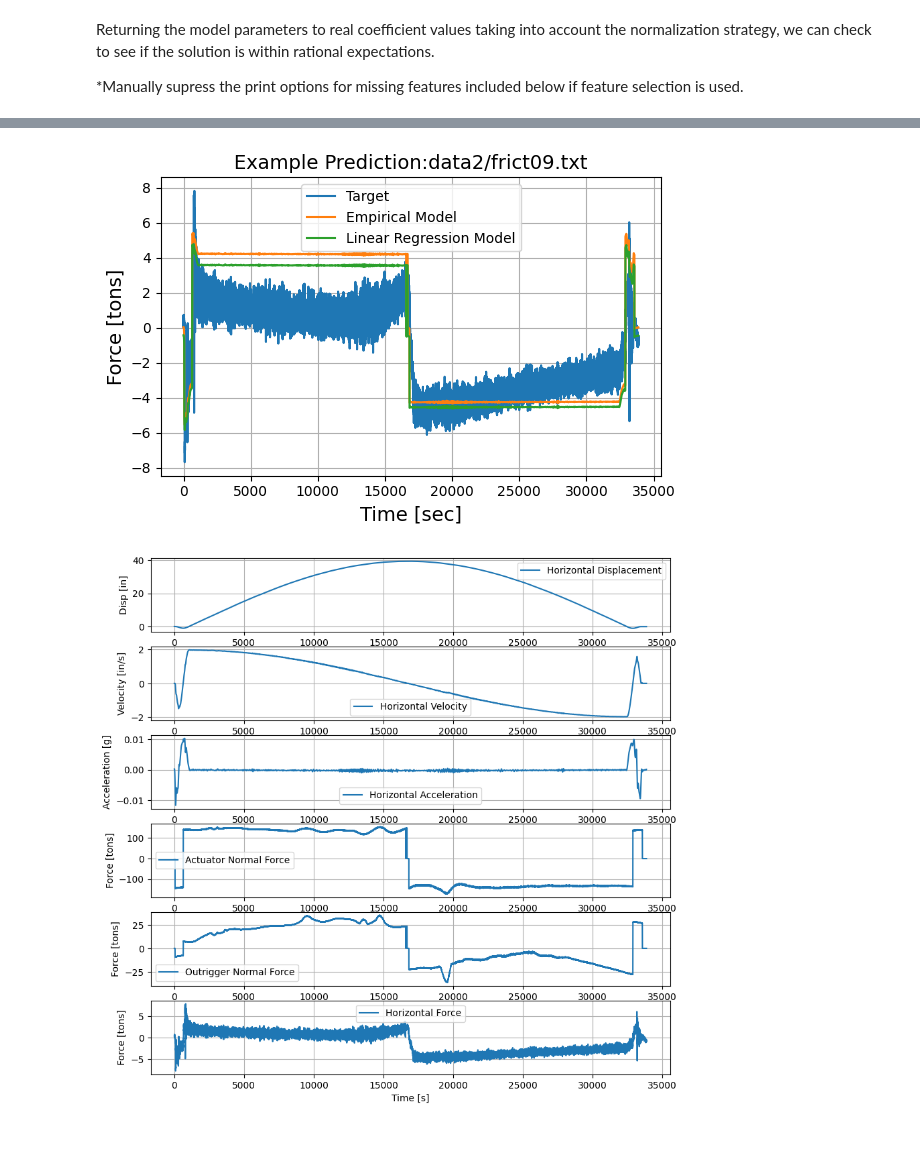
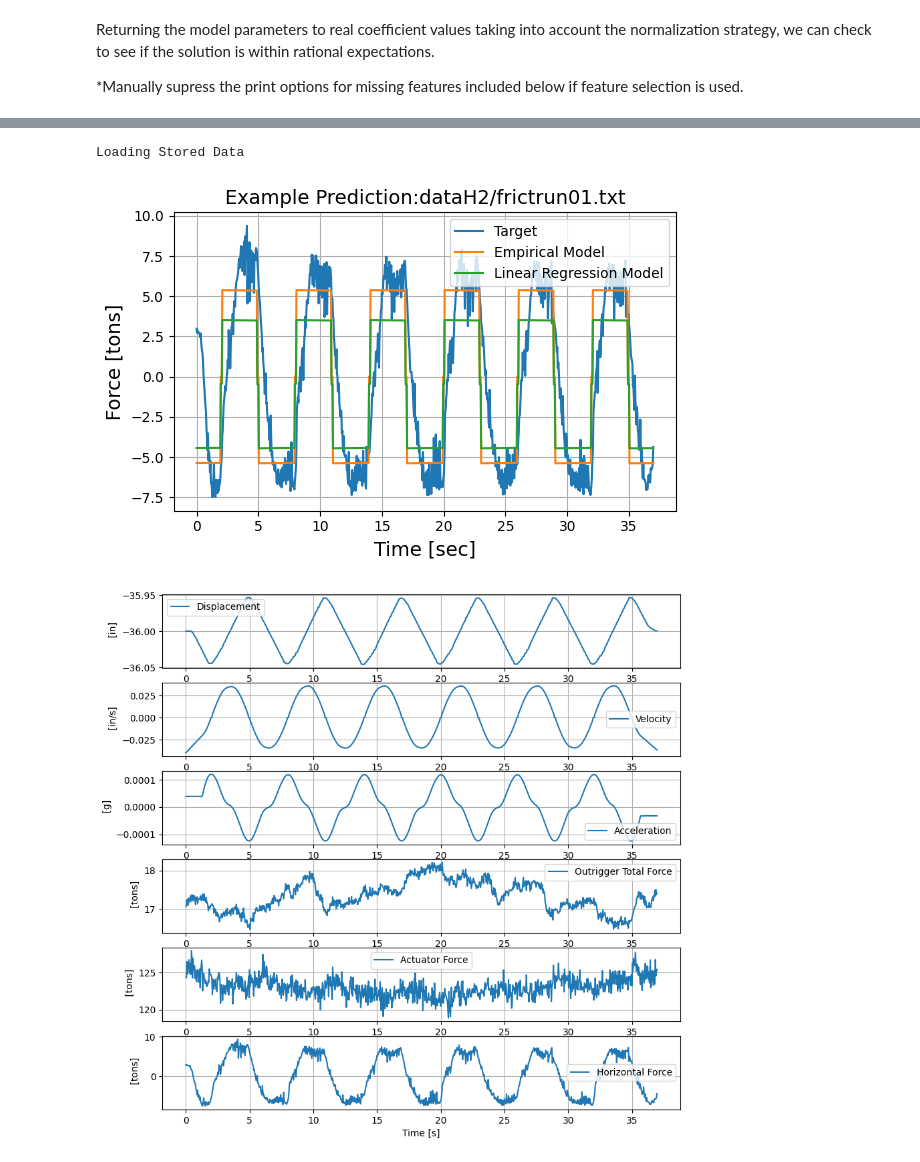
Before and after one commit to Kaylaerler/Structural-Insights-with-ML, a Jupyter notebook: Case 1. LinearRegression.ipynb, the cells around one changed output, grey strips where cells are left out. Drawn from its saved outputs; the diff is of its cells as text; code cells hidden in the pictures.

```diff
--- a/Case 1. LinearRegression.ipynb
+++ b/Case 1. LinearRegression.ipynb
@@ -120,3 +95,2 @@ normalize_data_set = False # do not normalize here as this will be done in the f
 # %%
-# load data set from individual testing files or with preprocessed data
-signals_test, signals_train_val, signals_train, signals_val, _, force_SRMD_test = preprocess_data.load_data_set(data_stored, store_data, normalize_data_set, preprocessed_data_directory = 'preprocessed_data_case1')
+signals_library = preprocess_data.load_data_set('preprocessed_data')
@@ -167,16 +145,13 @@ number_of_features = 2 # set to 0 if all features are desired, otherwise if skle
                        # produce the lowest MSE
 # %%
 num_pts = 21
-alpha_optimal = LR_functions.fit_exponential(num_pts, signals_train, signals_test)
-MSE_test, R2_test, MSE_train, R2_train, simple_reg, selected_feature_indices, x_norm_params, y_norm_params = LR_functions.train(alpha_optimal, signals_train, signals_test, number_features = number_of_features)
+alpha_optimal = LR_functions.fit_exponential(num_pts, signals_library)
+MSE_test, R2_test, MSE_train, R2_train, simple_reg, selected_feature_indices, x_norm_params, y_norm_params = LR_functions.train(alpha_optimal, signals_library, number_features = number_of_features)
 print('theta0_hat=',"{:.5f}".format(simple_reg.intercept_))
 print('theta1_hat=',simple_reg.coef_)
 
 ### Evaluate the trianed model on training and testing data by MSE and R^2, print out the metric values
-# Print Mean square errors
 print('MSE train: %.3f, MSE test: %.3f'%(MSE_train, MSE_test))
-
-# Print R^2 statistic
 print('R^2 train: %.3f, R^2 test: %.3f' %(R2_train, R2_test))
 # %% [output]
 Optimal parameters found with all features: alpha = 0.2
@@ -212,2 +189,8 @@ To get a better idea of model fit, individual runs are plotted. As was noted for
 # %%
-MSE, MAE, MSE_empirical, MAE_empirical, data, Ax_Median, Vx_Median = post_process.test_scores('sklearn', simple_reg, [bias, model_params], selected_feature_indices = selected_feature_indices, alpha = alpha_optimal)
+empirical_output, model_output = post_process.test_scores(
+    model = (bias, model_params),
+    model_type = 'LR',
+    norm_params = None,
+    selected_feature_indices=selected_feature_indices,
+    alpha = alpha_optimal)
+post_process.model_per_run_scoring(empirical_output, model_output, 'Linear Regression Model')
@@ -238,22 +200,17 @@ Text(0.5, 0.45, 'Empirical Average MSE= 0.275')
 # %%
-prediction, empirical_prediction, signals, run_name = data[73]
-time = np.arange(0,len(signals))
-
 # target and prediction plot
-plt.figure(figsize=(6,4))
-plt.plot(time, signals[:,-1], label = 'Target')
-plt.plot(time, empirical_prediction, label = 'Empirical Model')
-plt.plot(time, prediction, label = 'Linear Regression Model')
-plt.ylabel('Force [tons]', fontsize = 14)
-plt.xlabel('Time [sec]', fontsize = 14)
-plt.title('Example Prediction:' + run_name, fontsize=14)
-plt.legend()
-plt.tight_layout()
-plt.grid()
-
-post_process.plot_signals(signals, time)
+test = 22
+importlib.reload(post_process)
+importlib.reload(preprocess_data)
+post_process.plot_prediction(empirical_prediction = empirical_output[test]['prediction'],
+                             model_prediction = model_output[test]['prediction'],
+                            signals = signals_library[test]['data'],
+                            model_name = "Linear Regression Model",
+                            run_name = signals_library[test]['test'])
+post_process.plot_signals(test)
 # %% [output]
+Loading Stored Data
-[figure, old version]
+[figure, new version]
-[figure, old version]
+[figure, new version]
 # %% [markdown]
 ## 6. Conclusions <a class="anchor" id="sixth-bullet">
```
Also changed, not shown: parts of 13 cells of this notebook, 15 other files.
